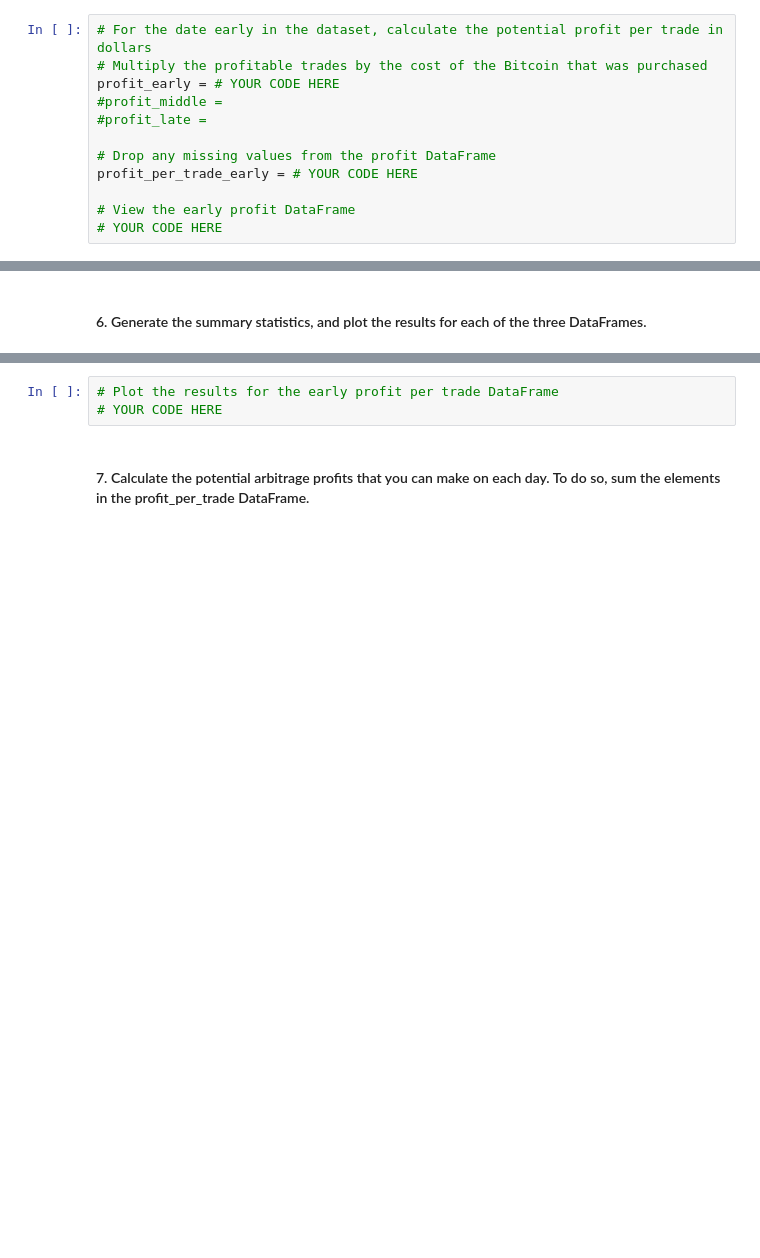
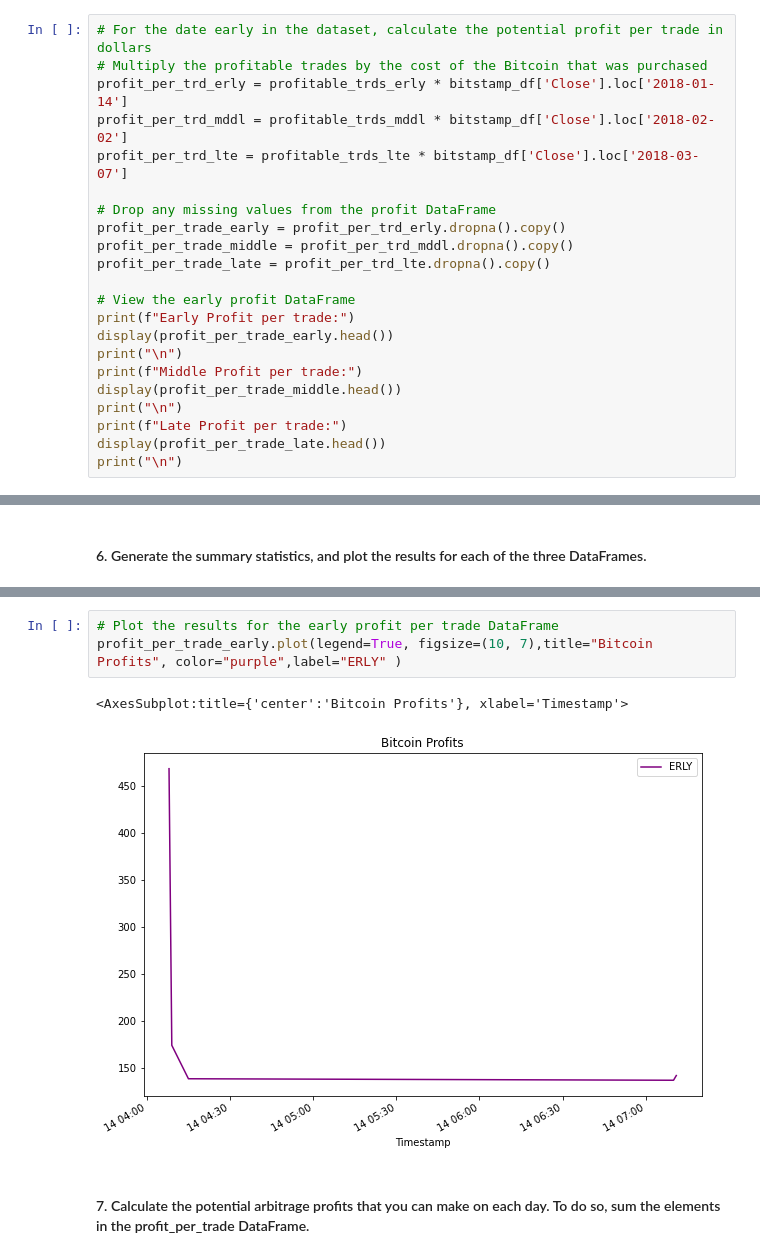
Before and after one commit to davepoppins5073/Challenge3_BitCoin_Arbitrage, a Jupyter notebook: crypto_arbitrage.ipynb, the cells around one changed output, grey strips where cells are left out. Drawn from its saved outputs; the diff is of its cells as text; blank space fills up the shorter version.

```diff
--- a/crypto_arbitrage.ipynb
+++ b/crypto_arbitrage.ipynb
@@ -614,12 +614,22 @@ Name: Close, dtype: float64
 # %%
 # For the date early in the dataset, calculate the potential profit per trade in dollars
 # Multiply the profitable trades by the cost of the Bitcoin that was purchased
-profit_early = # YOUR CODE HERE
-#profit_middle =
-#profit_late =
+profit_per_trd_erly = profitable_trds_erly * bitstamp_df['Close'].loc['2018-01-14']
+profit_per_trd_mddl = profitable_trds_mddl * bitstamp_df['Close'].loc['2018-02-02']
+profit_per_trd_lte = profitable_trds_lte * bitstamp_df['Close'].loc['2018-03-07']
 
 # Drop any missing values from the profit DataFrame
-profit_per_trade_early = # YOUR CODE HERE
+profit_per_trade_early = profit_per_trd_erly.dropna().copy()
+profit_per_trade_middle = profit_per_trd_mddl.dropna().copy()
+profit_per_trade_late = profit_per_trd_lte.dropna().copy()
 
 # View the early profit DataFrame
-# YOUR CODE HERE
+print(f"Early Profit per trade:")
+display(profit_per_trade_early.head())
+print("\n")
+print(f"Middle Profit per trade:")
+display(profit_per_trade_middle.head())
+print("\n")
+print(f"Late Profit per trade:")
+display(profit_per_trade_late.head())
+print("\n")
@@ -631,6 +676,9 @@ profit_per_trade_early = # YOUR CODE HERE
 # %%
 # Plot the results for the early profit per trade DataFrame
-# YOUR CODE HERE
+profit_per_trade_early.plot(legend=True, figsize=(10, 7),title="Bitcoin Profits", color="purple",label="ERLY" )
+# %% [output]
+<AxesSubplot:title={'center':'Bitcoin Profits'}, xlabel='Timestamp'>
+[figure, added]
 # %% [markdown]
 #### 7. Calculate the potential arbitrage profits that you can make on each day. To do so, sum the elements in the profit_per_trade DataFrame.
 # %%
```
Also changed, not shown: parts of 6 cells of this notebook.
